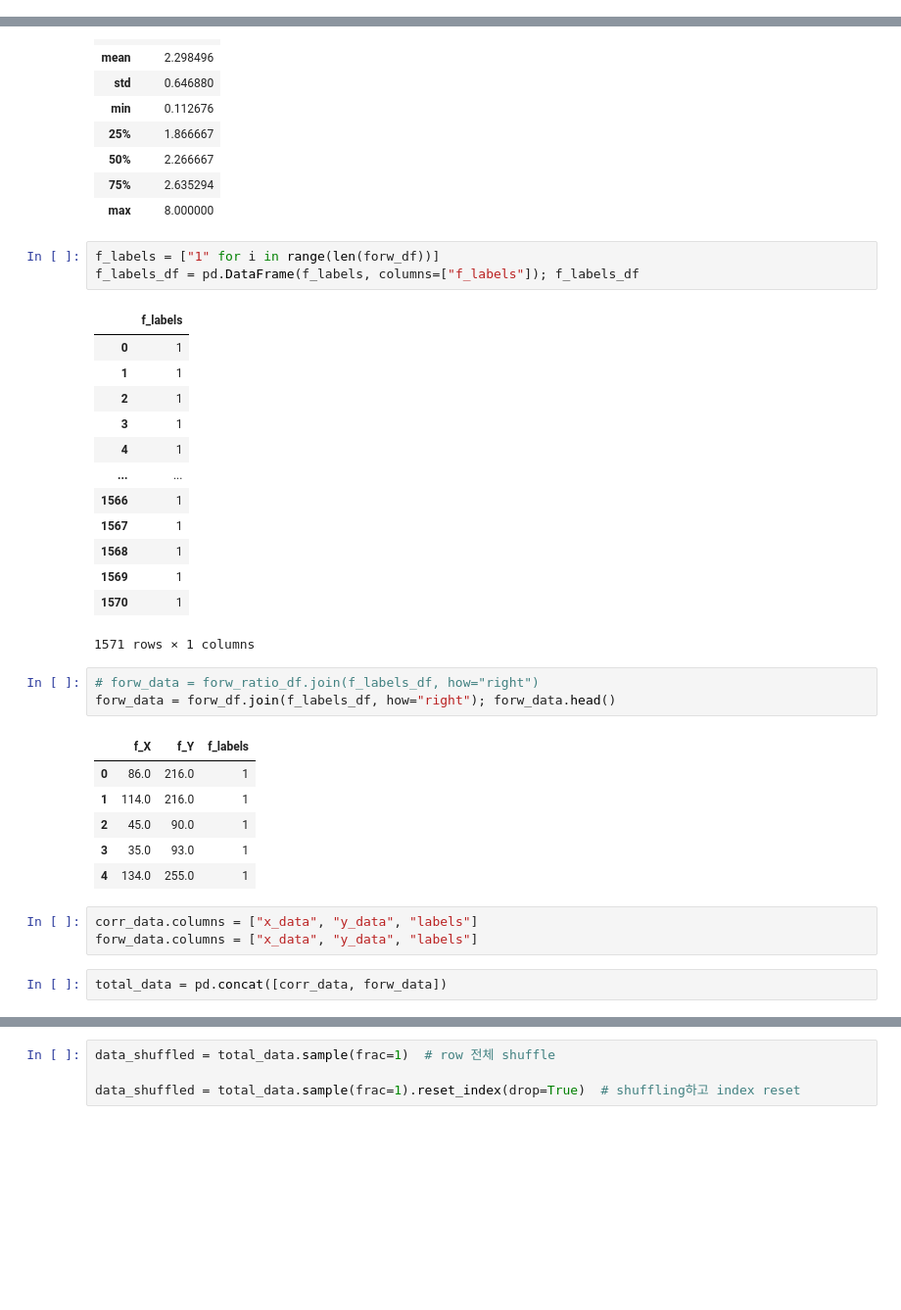
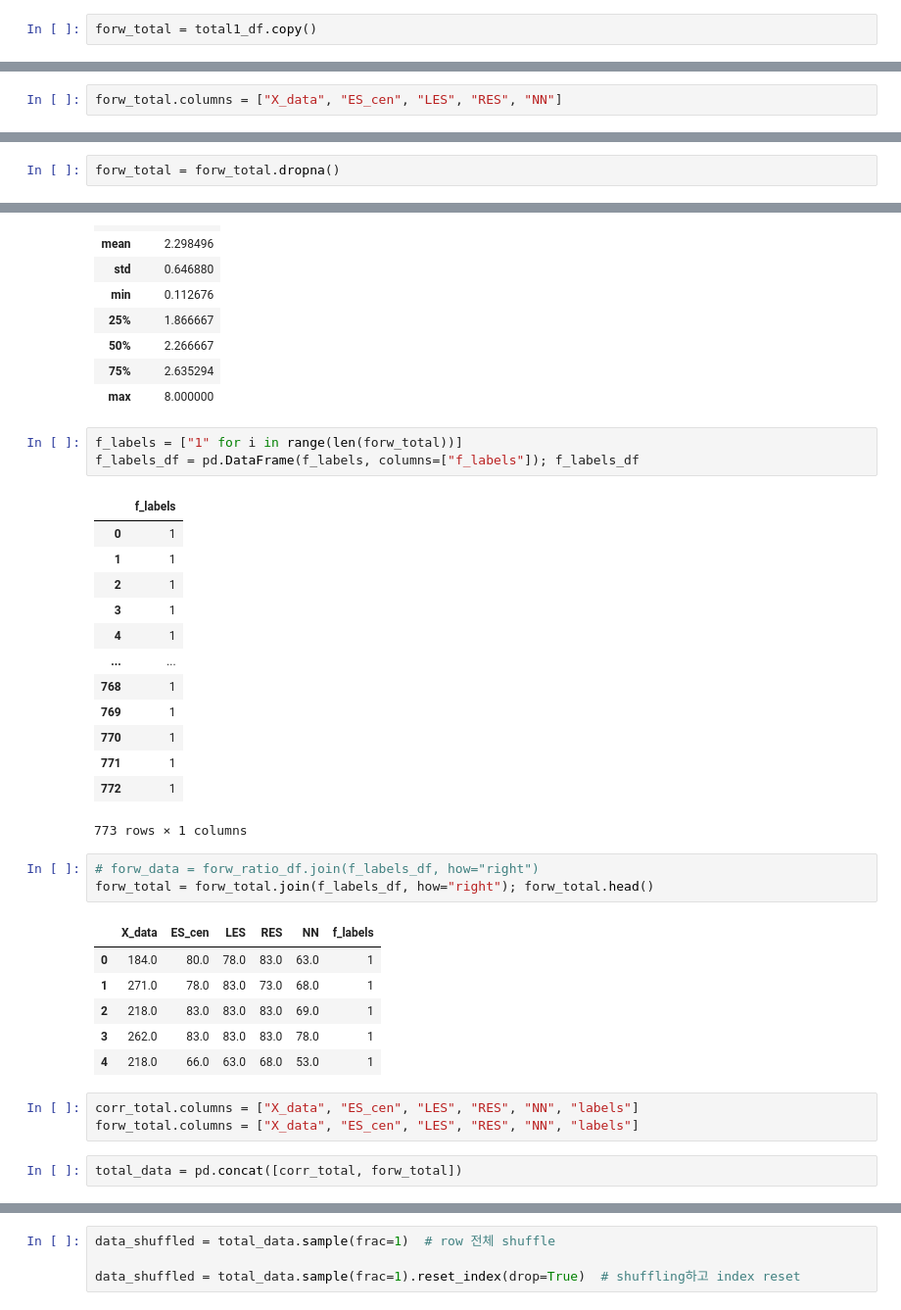
Before and after one commit to Real-Bird/0.python, a Jupyter notebook: FinalProject/pose_SVM_XandY.ipynb, the cells around one changed output, grey strips where cells are left out. Shown at 98% size. Drawn from its saved outputs; the diff is of its cells as text; blank space fills up the shorter version.

```diff
--- a/FinalProject/pose_SVM_XandY.ipynb
+++ b/FinalProject/pose_SVM_XandY.ipynb
@@ -142,3 +159,5 @@ forw_df = pd.DataFrame(forw_csv); forw_df = forw_df.drop(forw_df.index[797])
+# %%
+forw_total = total1_df.copy()
 # %%
 # Basic box plot
 import matplotlib.pyplot as plt
@@ -154 +171,3 @@ forw_df.columns = ["f_X", "f_Y"]
+# %%
+forw_total.columns = ["X_data", "ES_cen", "LES", "RES", "NN"]
 # %%
@@ -205,3 +214,5 @@ forw_df[forw_df["f_X"]==0]
+# %%
+forw_total = forw_total.dropna()
 # %%
 forw_ratio = forw_df["f_Y"] / forw_df["f_X"]
 # %%
@@ -217,7 +228,7 @@ forw_ratio_df = pd.DataFrame(forw_ratio, columns=["f_ratio"]); forw_ratio_df.des
 | 75% | 2.635294 |
 | max | 8.000000 |
 # %%
-f_labels = ["1" for i in range(len(forw_df))]
+f_labels = ["1" for i in range(len(forw_total))]
 f_labels_df = pd.DataFrame(f_labels, columns=["f_labels"]); f_labels_df
 # %% [output]
 |  | f_labels |
@@ -227,27 +238,27 @@ f_labels_df = pd.DataFrame(f_labels, columns=["f_labels"]); f_labels_df
 | 3 | 1 |
 | 4 | 1 |
 | ... | ... |
-| 1566 | 1 |
-| 1567 | 1 |
-| 1568 | 1 |
-| 1569 | 1 |
-| 1570 | 1 |
+| 768 | 1 |
+| 769 | 1 |
+| 770 | 1 |
+| 771 | 1 |
+| 772 | 1 |
-1571 rows × 1 columns
+773 rows × 1 columns
 # %%
 # forw_data = forw_ratio_df.join(f_labels_df, how="right")
-forw_data = forw_df.join(f_labels_df, how="right"); forw_data.head()
+forw_total = forw_total.join(f_labels_df, how="right"); forw_total.head()
 # %% [output]
-|  | f_X | f_Y | f_labels |
-| 0 | 86.0 | 216.0 | 1 |
-| 1 | 114.0 | 216.0 | 1 |
-| 2 | 45.0 | 90.0 | 1 |
-| 3 | 35.0 | 93.0 | 1 |
-| 4 | 134.0 | 255.0 | 1 |
+|  | X_data | ES_cen | LES | RES | NN | f_labels |
+| 0 | 184.0 | 80.0 | 78.0 | 83.0 | 63.0 | 1 |
+| 1 | 271.0 | 78.0 | 83.0 | 73.0 | 68.0 | 1 |
+| 2 | 218.0 | 83.0 | 83.0 | 83.0 | 69.0 | 1 |
+| 3 | 262.0 | 83.0 | 83.0 | 83.0 | 78.0 | 1 |
+| 4 | 218.0 | 66.0 | 63.0 | 68.0 | 53.0 | 1 |
-# %%
-corr_data.columns = ["x_data", "y_data", "labels"]
-forw_data.columns = ["x_data", "y_data", "labels"]
+# %%
+corr_total.columns = ["X_data", "ES_cen", "LES", "RES", "NN", "labels"]
+forw_total.columns = ["X_data", "ES_cen", "LES", "RES", "NN", "labels"]
 # %%
-total_data = pd.concat([corr_data, forw_data])
+total_data = pd.concat([corr_total, forw_total])
 # %%
 total_data.head()
 # %% [output]
```
Also changed, not shown: parts of 52 cells of this notebook, 9 other files.
